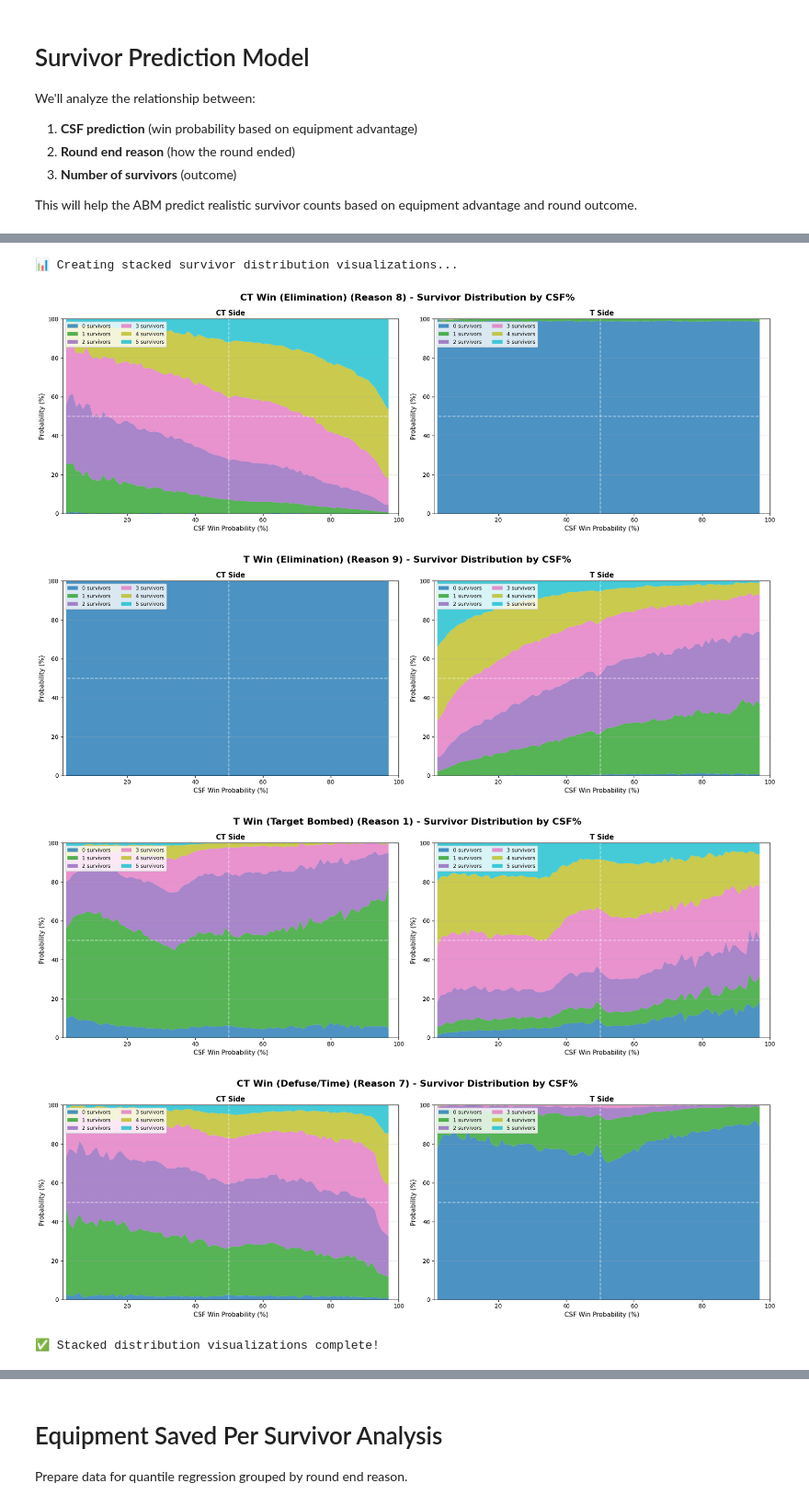
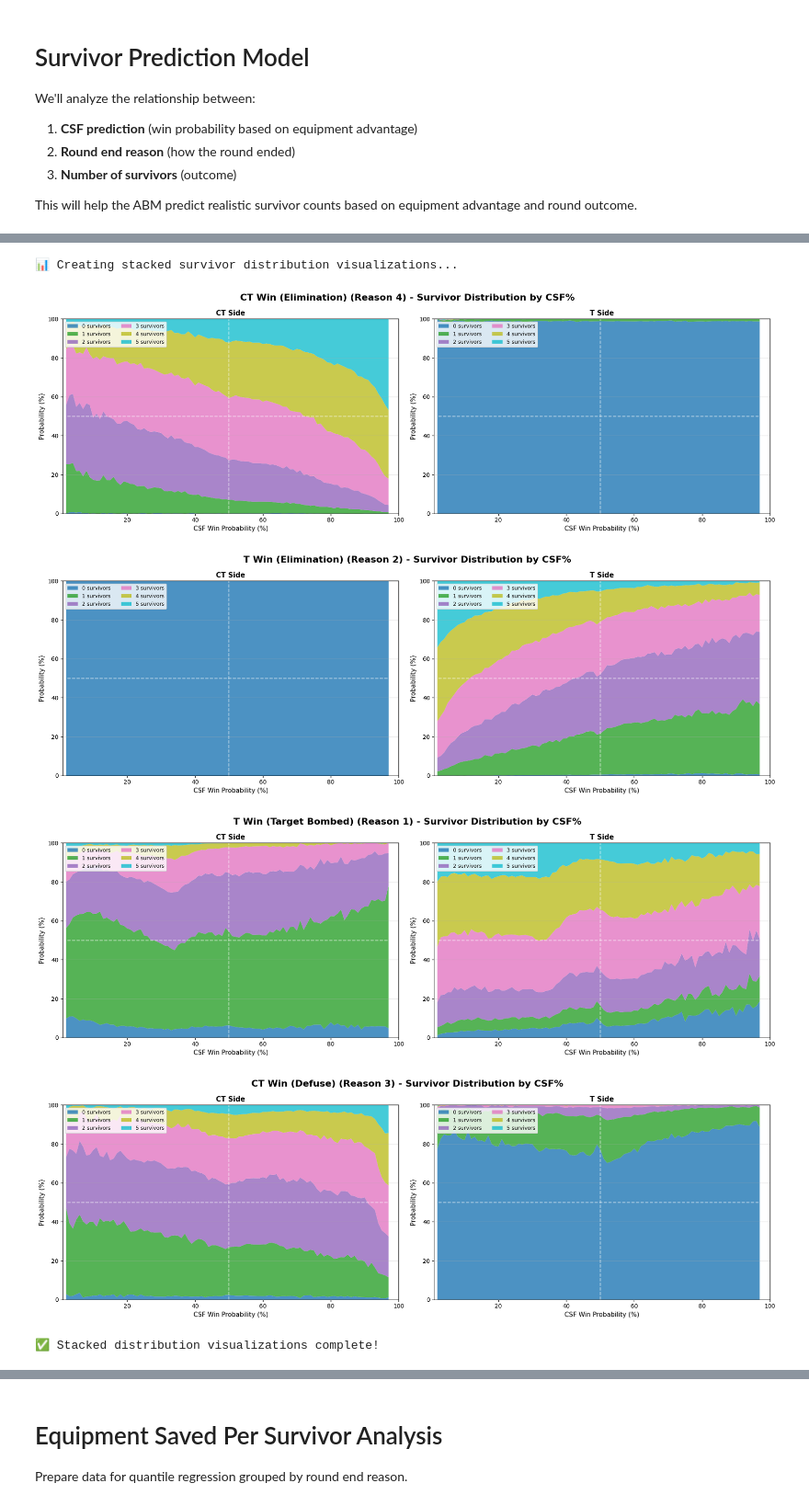
Before and after one commit to petz15/csgo_parser_analytics, a Jupyter notebook: abm_v6.ipynb, the cells around one changed output, grey strips where cells are left out. Shown at 92% size. Cells and saved outputs as stored; diff of their text form; code cells hidden in the pictures.

```diff
--- a/abm_v6.ipynb
+++ b/abm_v6.ipynb
@@ -593,9 +916,9 @@ fig.suptitle('Round End Reason Distribution by CSF Win Probability',
 # Define colors for each reason
 colors = {
     1: '#FF6B6B',  # Red - Target Bombed (T Win)
-    7: '#4ECDC4',  # Cyan - Defuse/Time (CT Win)
-    8: '#45B7D1',  # Blue - Elimination (CT Win)
-    9: '#FFA07A',  # Orange - Elimination (T Win)
+    2: '#FFA07A',  # Orange - Elimination (T Win)
+    3: '#4ECDC4',  # Cyan - Defuse/Time (CT Win)
+    4: '#45B7D1',  # Blue - Elimination (CT Win)
 }
 
 for side_idx, side in enumerate(['CT', 'T']):
@@ -670,11 +993,11 @@ print("✅ Round end reason visualization complete!")
 print()
 print("💡 KEY INSIGHTS:")
 print("   CT SIDE:")
-print("   • When CT has equipment advantage, they win more by elimination (Reason 8)")
-print("   • Defuse/Time wins (Reason 7) represent successful defense")
+print("   • When CT has equipment advantage, they win more by elimination (Reason 4)")
+print("   • Defuse/Time wins (Reason 3) represent successful defense")
 print()
 print("   T SIDE:")
-print("   • When T has equipment advantage, they win more by elimination (Reason 9)")
+print("   • When T has equipment advantage, they win more by elimination (Reason 2)")
 print("   • Target Bombed (Reason 1) represents successful bomb detonation")
 print()
 print("   • Use these distributions in ABM to sample realistic round outcomes per side")
@@ -697,11 +1020,11 @@ print("   • Use these distributions in ABM to sample realistic round outcomes
 print("="*80)
 print("📊 BOMB PLANTED ANALYSIS BY CSF PERCENTAGE (CT & T SIDES)")
 print("="*80)
-print("   (Reasons 8 & 9: Elimination wins only)")
+print("   (Reason 2: T Elimination wins only)")
 print()
 
 # Analyze bomb planted rates by CSF percentage for CT and T sides
-# Only look at  reason 9 (T Win Elimination)
+# Only look at reason 2 (T Win Elimination - was 9)
 bomb_planted_analysis = {}
 
 for side in ['T']:
@@ -719,9 +1042,9 @@ for side in ['T']:
 
         # Determine which rounds this side won AND filter by elimination reasons only
         if side == 'T':
-            # T wins by elimination (reason 9)
+            # T wins by elimination (reason 2 - was 9)
             df_side = df_csf[(df_csf['ct_winner'] == False) &
-                            (df_csf['round_end_reason'] == 9)].copy()
+                            (df_csf['round_end_reason'] == 2)].copy()
 
         if len(df_side) < 5:
             continue
@@ -754,7 +1077,10 @@ for side in ['T']:
 
 print()
 print("="*80)
-print("✅ Bomb planted analysis complete (Reasons 9 only)")
+print("✅ Bomb planted analysis complete (Reason 2 only)")
+print("="*80)
+print()
+print("💡 Use these distributions to sample bomb planted probability for T elimination wins")
 # %% [output]
 ================================================================================
 📊 BOMB PLANTED ANALYSIS BY CSF PERCENTAGE (CT & T SIDES)
@@ -1044,12 +1360,12 @@ for reason in top_reasons:
 
             for csf_pct in csf_percentages:
                 dist_data = csf_data[csf_pct]
-                cum_dist = dist_data['cumulative_distribution']
+                surv_prob_data = dist_data['survivor_probabilities']
 
+                # Get individual probabilities directly
                 for surv_count in range(6):
-                    # Get probability (not cumulative)
-                    prob = cum_dist[surv_count]['probability'] * 100
-                    survivor_probs[surv_count].append(prob)
+                    prob = surv_prob_data.get(surv_count, {}).get('probability', 0)
+                    survivor_probs[surv_count].append(prob * 100)
 
             # Create stacked area plot
             colors = plt.cm.tab10(np.linspace(0, 1, 6))
@@ -1064,34 +1380,34 @@ for reason in top_reasons:
 
             # Formatting
             ax.set_xlabel('CSF Win Probability (%)', fontsize=11)
             ax.set_ylabel('Probability (%)', fontsize=11)
             ax.set_title(f'{side} Side', fontsize=12, fontweight='bold')
             ax.legend(loc='upper left', fontsize=9, ncol=2, bbox_to_anchor=(0, 1))
             ax.grid(True, alpha=0.3, axis='y')
             ax.set_xlim(1, 100)
             ax.set_ylim(0, 100)
 
             # Add reference lines at 50%
             ax.axhline(y=50, color='white', linestyle='--', alpha=0.6, linewidth=1.5)
             ax.axvline(x=50, color='white', linestyle='--', alpha=0.6, linewidth=1.5)
         else:
             ax.text(0.5, 0.5, 'No Data', ha='center', va='center',
                    transform=ax.transAxes, fontsize=14)
             ax.set_xlabel('CSF Win Probability (%)', fontsize=11)
             ax.set_ylabel('Probability (%)', fontsize=11)
             ax.set_title(f'{side} Side', fontsize=12, fontweight='bold')
 
     plt.tight_layout()
     plt.show()
 
 print("✅ Stacked distribution visualizations complete!")
 print()
 # %% [output]
 📊 Creating stacked survivor distribution visualizations...
 [figure]
 [figure]
 [figure]
-[figure, old version]
+[figure, new version]
 ✅ Stacked distribution visualizations complete!
 # %%
 # Visualize survivor cumulative distributions by CSF percentage
```
Also changed, not shown: parts of 14 cells of this notebook, 12 other files.
